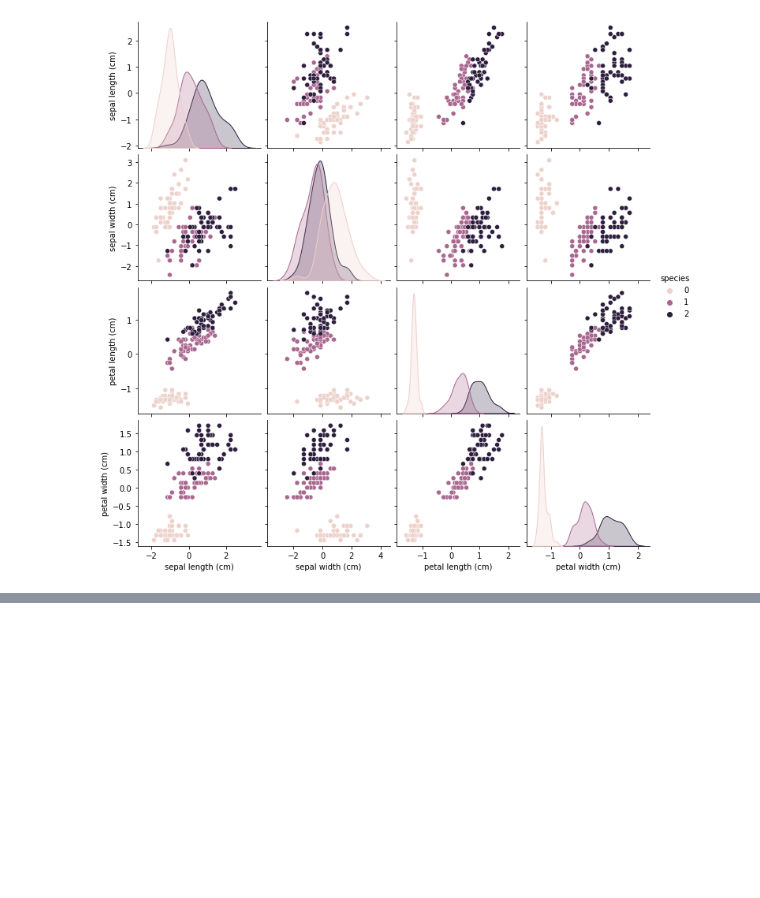
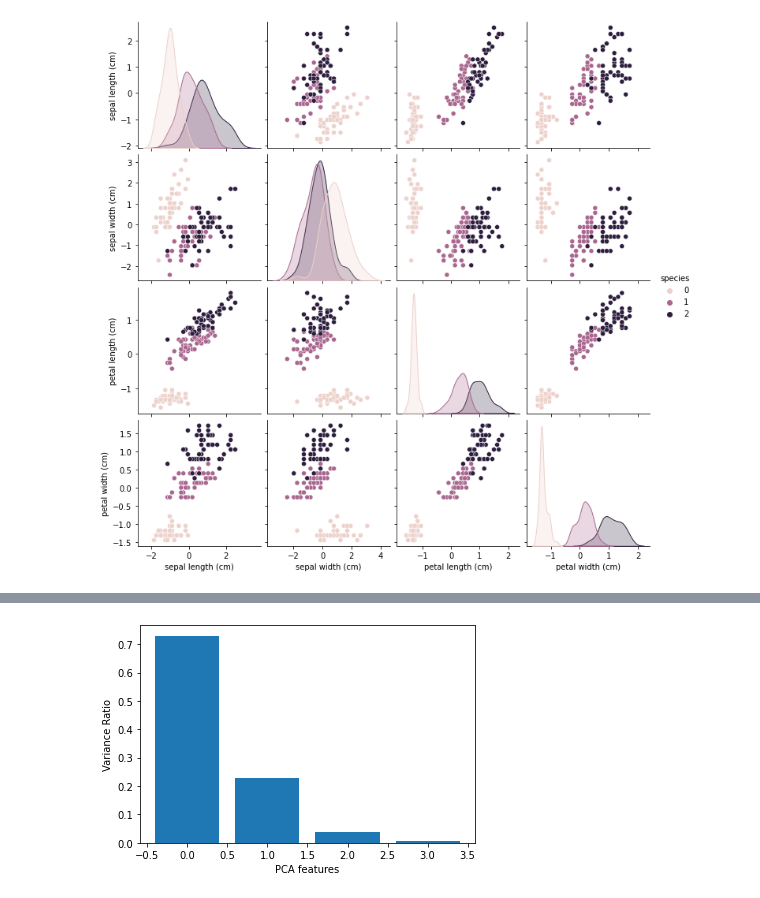
Before and after one commit to judehunt/kmeans-pca, a Jupyter notebook: kmeans-pca.ipynb, the cells around one changed output, grey strips where cells are left out. Drawn from its saved outputs; the diff is of its cells as text; code cells hidden in the pictures; blank space fills up the shorter version.

```diff
--- a/kmeans-pca.ipynb
+++ b/kmeans-pca.ipynb
@@ -84,0 +103,15 @@ accuracy_score(y, kmeans.labels_)
+# %%
+# Let's do the above kmeans clustering with PCA components instead
+pca = PCA(n_components=len(X_std[0]))
+principal_components = pca.fit_transform(X_std)
+
+# Plot the principal components
+features = range(pca.n_components_)
+plt.bar(features, pca.explained_variance_ratio_)
+plt.xlabel('PCA features')
+plt.ylabel('Variance Ratio')
+plt.show()
+
+pca_X = pd.DataFrame(principal_components)
+# %% [output]
+[figure, added]
```
Also changed, not shown: parts of 18 cells of this notebook.
